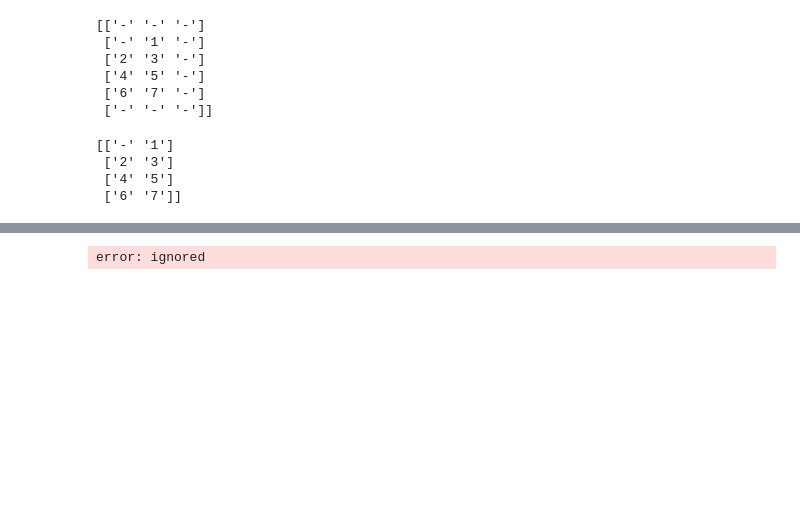
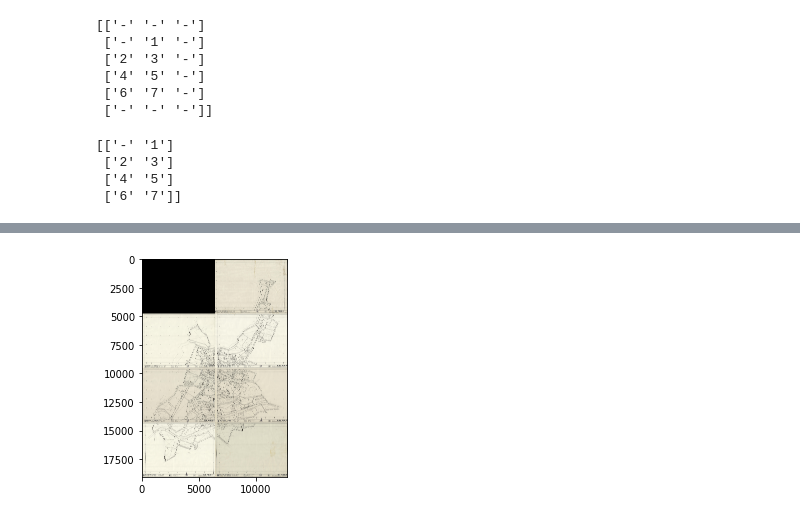
Before and after one commit to IA2021UR/trabajo-ia-en-la-comunidad-de-la-rioja-equipo-3, a Jupyter notebook: Abalos.ipynb, the cells around one changed output, grey strips where cells are left out. Cells and saved outputs as stored; diff of their text form; code cells hidden in the pictures; blank space fills up the shorter version.

```diff
--- a/Abalos.ipynb
+++ b/Abalos.ipynb
@@ -297,18 +297,4 @@ for i in range(0, fil):
         except:
             img.append(negro.copy())
 
-    unidas.append(cv2.hconcat(cv2.cvtColor(img[0].copy(), cv2.COLOR_BGR2GRAY), cv2.cvtColor(img[1].copy(), cv2.COLOR_BGR2GRAY)))
+    unidas.append(cv2.hconcat([img[0], img[1]]))
-# %%
-fil = mat.shape[0]
-col = mat.shape[1]
-
-unidas = []
-for i in range(0, fil):
-    img = []
-    for j in range(0, col):
-        try:
-            img.append(abalos[int(mat.item(i, j))].copy())
-        except:
-            img.append(negro.copy())
-
-    mostrarImagen(cv2.hconcat([img[0], img[1]]))
@@ -335,5 +309,5 @@ for i in range(0, fil):
-# %%
-prueba = cv2.hconcat([abalos[6], abalos[7]])
-mostrarImagen(prueba)
-# %% [output]
-error: ignored
+# %%
+imagen=cv2.vconcat(unidas)
+mostrarImagen(imagen)
+# %% [output]
+[figure, added]
```
Also changed, not shown: parts of 7 cells of this notebook.
